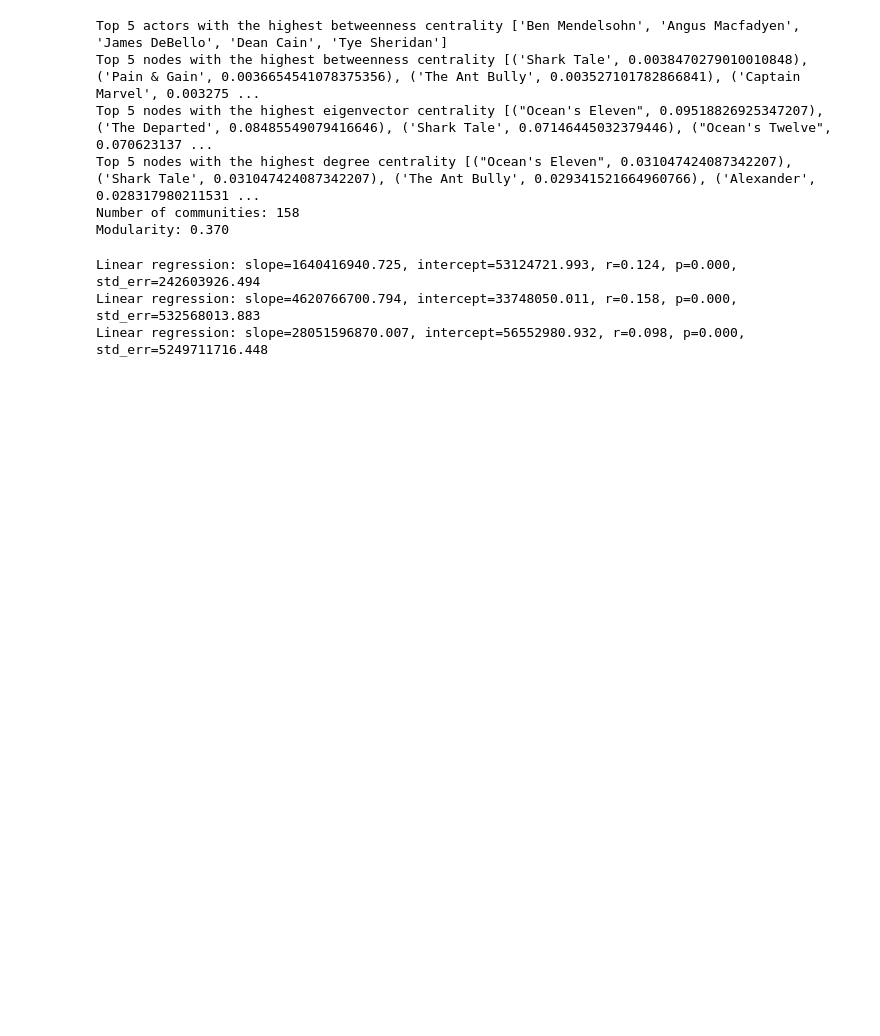
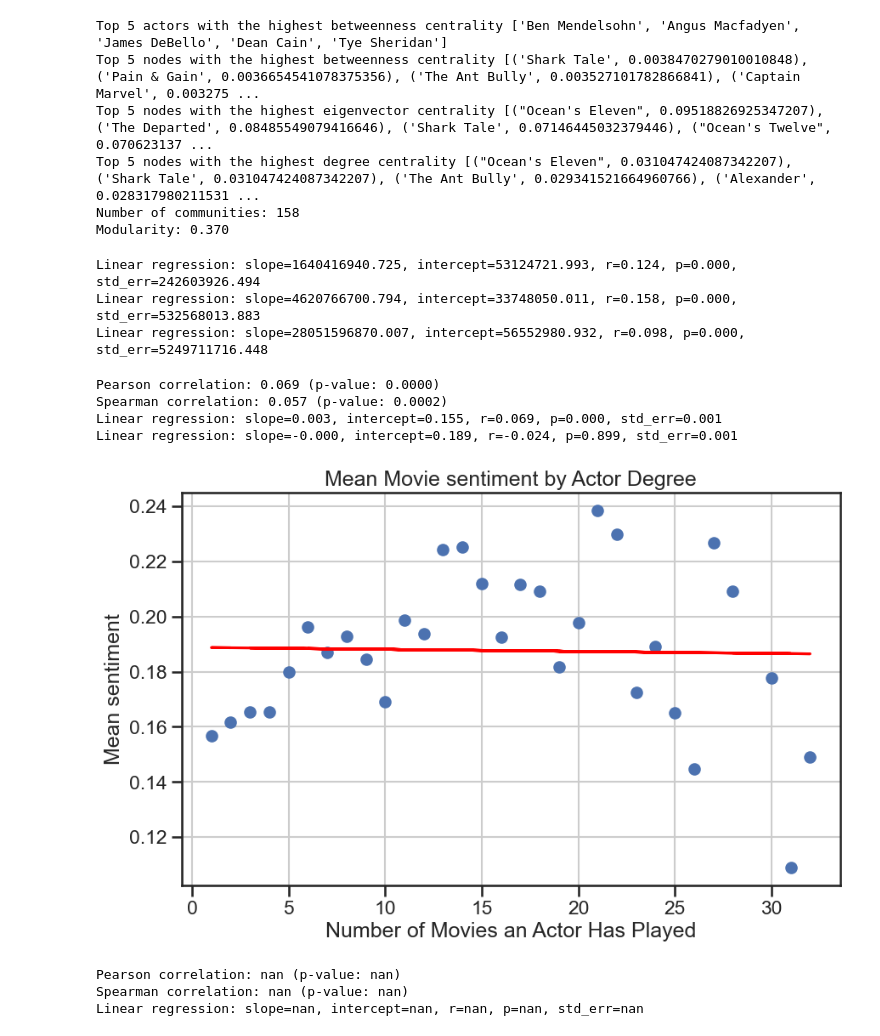
Before and after one commit to michalisdikaiopoulos/Movie-Success-And-Actor-Popularity-Correlation, a Jupyter notebook: ExtractData.ipynb, the cells around one changed output. Cells and saved outputs as stored; diff of their text form; code cells hidden in the pictures; blank space fills up the shorter version.

Commit message:
working on more stats

```diff
--- a/ExtractData.ipynb
+++ b/ExtractData.ipynb
@@ -909,3 +919,66 @@ print(f"Linear regression: slope={slope:.3f}, intercept={intercept:.3f}, r={r:.3
 Linear regression: slope=1640416940.725, intercept=53124721.993, r=0.124, p=0.000, std_err=242603926.494
 Linear regression: slope=4620766700.794, intercept=33748050.011, r=0.158, p=0.000, std_err=532568013.883
 Linear regression: slope=28051596870.007, intercept=56552980.932, r=0.098, p=0.000, std_err=5249711716.448
+# %%
+actor_avg_sentiment = {actor: np.mean([movie_graph.nodes[movie]['mean_compound_sentiment'] for movie in actor_to_movies[actor]]) for actor in actor_to_movies.keys()}
+# make a list with the actors and the number of movies they have played and the profit they have made
+# The indices of the two lists correspond to the same actor
+keys = sorted(set(actor_degree.keys()) | set(actor_avg_sentiment.keys()))
+actor_avg_sentiment_ls = [actor_avg_sentiment.get(k) for k in keys]
+
+##correlation between the sentiment of the actor and the profit
+pearson_corr, pearson_p = stats.pearsonr(actor_degree_ls, actor_avg_sentiment_ls)
+spearman_corr, spearman_p = stats.spearmanr(actor_degree_ls, actor_avg_sentiment_ls)
+
+print(f"Pearson correlation: {pearson_corr:.3f} (p-value: {pearson_p:.4f})")
+print(f"Spearman correlation: {spearman_corr:.3f} (p-value: {spearman_p:.4f})")
+
+slope, intercept, r, p, std_err = stats.linregress(actor_degree_ls,actor_avg_sentiment_ls)
+print(f"Linear regression: slope={slope:.3f}, intercept={intercept:.3f}, r={r:.3f}, p={p:.3f}, std_err={std_err:.3f}")
+
+
+mean_by_degree_sen = dict()
+for degree, sentiment in zip(actor_degree_ls, actor_avg_sentiment_ls):
+    if degree not in mean_by_degree_sen:
+        mean_by_degree_sen.update({degree: [sentiment]})
+    else:
+        mean_by_degree_sen[degree].append(sentiment)
+mean_by_degree_sen = {degree: np.mean(earnings) for degree, earnings in mean_by_degree_sen.items()}
+
+slope, intercept, r, p, std_err = stats.linregress([key for key in mean_by_degree_sen.keys()], [value for value in mean_by_degree_sen.values()])
+print(f"Linear regression: slope={slope:.3f}, intercept={intercept:.3f}, r={r:.3f}, p={p:.3f}, std_err={std_err:.3f}")
+
+# Plot results
+plt.figure(figsize=(10, 6))
+plt.scatter(mean_by_degree_sen.keys(), mean_by_degree_sen.values())
+plt.plot([key for key in mean_by_degree_sen.keys()], [slope * key + intercept for key in mean_by_degree_sen.keys()], color='red')
+plt.xlabel('Number of Movies an Actor Has Played')
+plt.ylabel('Mean sentiment')
+plt.title('Mean Movie sentiment by Actor Degree')
+plt.grid(True)
+# %% [output]
+Pearson correlation: 0.069 (p-value: 0.0000)
+Spearman correlation: 0.057 (p-value: 0.0002)
+Linear regression: slope=0.003, intercept=0.155, r=0.069, p=0.000, std_err=0.001
+Linear regression: slope=-0.000, intercept=0.189, r=-0.024, p=0.899, std_err=0.001
+[figure, added]
+# %%
+actor_avg_tomatoMeter = {actor: np.mean([movie_graph.nodes[movie]['tomatoMeter'] for movie in actor_to_movies[actor]]) for actor in actor_to_movies.keys()}
+# make a list with the actors and the number of movies they have played and the profit they have made
+# The indices of the two lists correspond to the same actor
+keys = sorted(set(actor_degree.keys()) | set(actor_avg_tomatoMeter.keys()))
+actor_avg_tomatoMeter_ls = [actor_avg_tomatoMeter.get(k) for k in keys]
+
+##correlation between the sentiment of the actor and the profit
+pearson_corr, pearson_p = stats.pearsonr(actor_degree_ls, actor_avg_tomatoMeter_ls)
+spearman_corr, spearman_p = stats.spearmanr(actor_degree_ls, actor_avg_tomatoMeter_ls)
+
+print(f"Pearson correlation: {pearson_corr:.3f} (p-value: {pearson_p:.4f})")
+print(f"Spearman correlation: {spearman_corr:.3f} (p-value: {spearman_p:.4f})")
+
+slope, intercept, r, p, std_err = stats.linregress(actor_degree_ls,actor_avg_tomatoMeter_ls)
+print(f"Linear regression: slope={slope:.3f}, intercept={intercept:.3f}, r={r:.3f}, p={p:.3f}, std_err={std_err:.3f}")
+# %% [output]
+Pearson correlation: nan (p-value: nan)
+Spearman correlation: nan (p-value: nan)
+Linear regression: slope=nan, intercept=nan, r=nan, p=nan, std_err=nan
```
Also changed, not shown: parts of 13 cells of this notebook.
